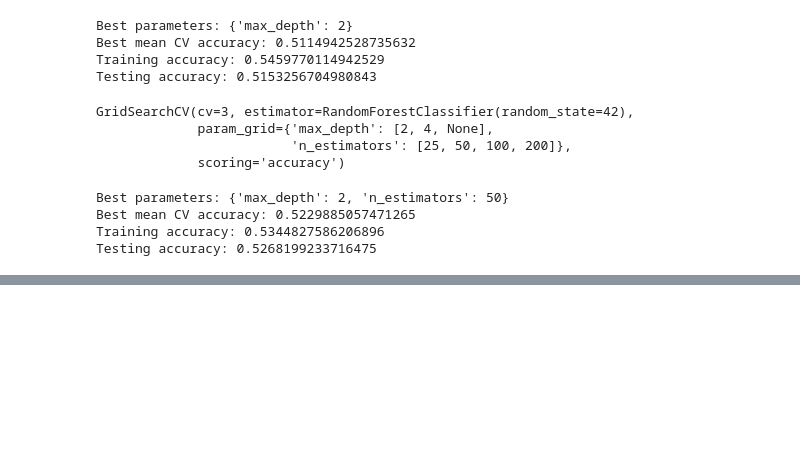
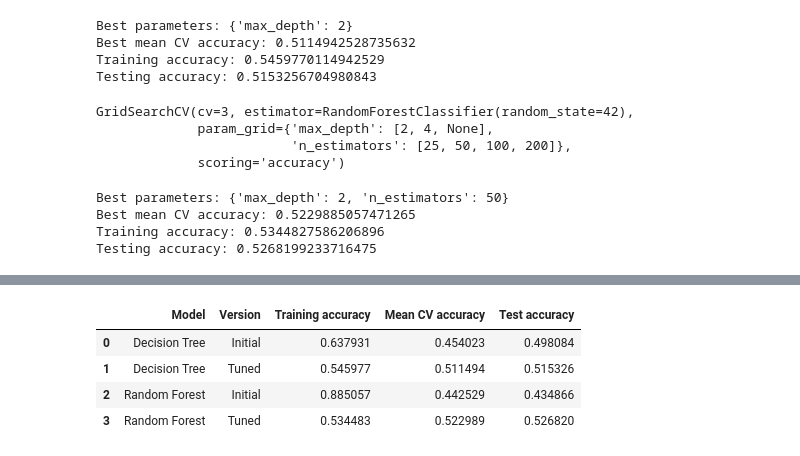
Before and after one commit to 2026679-arch/Machine-Learning-679, a Jupyter notebook: 2026679_CA1_Machine_Learning.ipynb, the cells around one changed output, grey strips where cells are left out. Cells and saved outputs as stored; diff of their text form; code cells hidden in the pictures; blank space fills up the shorter version.

Commit message:
checking results

```diff
--- a/2026679_CA1_Machine_Learning.ipynb
+++ b/2026679_CA1_Machine_Learning.ipynb
@@ -506,0 +547,21 @@ SyntaxError: positional argument follows keyword argument (3750236712.py, line 1
+# %%
+#Model comparison before and after.
+tuning_results = []
+
+tuning_results.append(["Decision Tree", "Initial", dt_25.score(X_train_25, y_train_25), dt_cv_25.mean(), dt_25.score(X_test_25, y_test_25)])
+
+tuning_results.append(["Decision Tree", "Tuned", dt_grid.score(X_train_25, y_train_25), dt_grid.best_score_, dt_grid.score(X_test_25, y_test_25)])
+
+tuning_results.append(["Random Forest", "Initial", rf_25.score(X_train_25, y_train_25), rf_cv_25.mean(), rf_25.score(X_test_25, y_test_25)])
+
+tuning_results.append(["Random Forest", "Tuned", rf_grid.score(X_train_25, y_train_25), rf_grid.best_score_, rf_grid.score(X_test_25, y_test_25)])
+# %%
+tuning_df = pd.DataFrame(tuning_results, columns=["Model", "Version", "Training accuracy", "Mean CV accuracy", "Test accuracy"])
+
+tuning_df
+# %% [output]
+|  | Model | Version | Training accuracy | Mean CV accuracy | Test accuracy |
+| 0 | Decision Tree | Initial | 0.637931 | 0.454023 | 0.498084 |
+| 1 | Decision Tree | Tuned | 0.545977 | 0.511494 | 0.515326 |
+| 2 | Random Forest | Initial | 0.885057 | 0.442529 | 0.434866 |
+| 3 | Random Forest | Tuned | 0.534483 | 0.522989 | 0.526820 |
```
Also changed, not shown: parts of 13 cells of this notebook.
